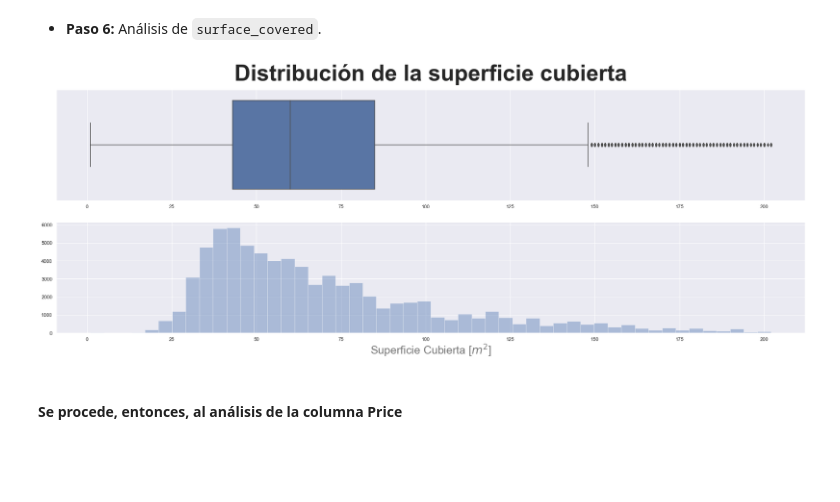
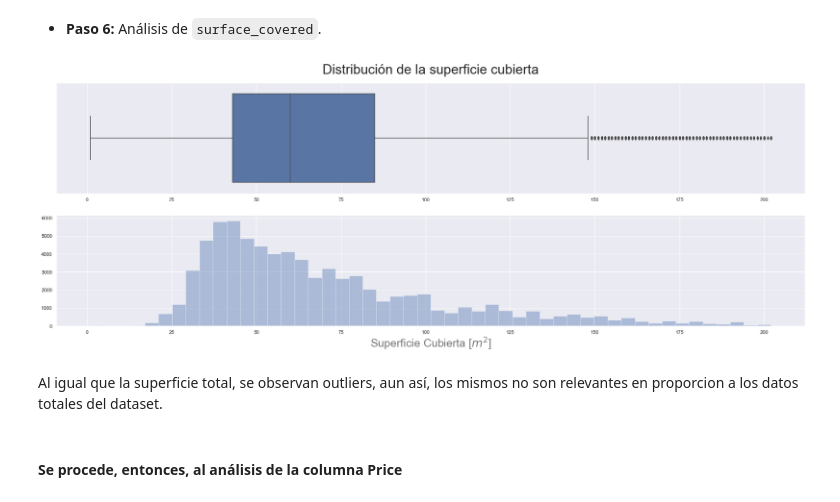
Before and after one commit to jeanpierec/ljpiere_projects, a Jupyter notebook: Proyecto1_Properati/DS_Proyecto_01.ipynb, the cells around one changed output. Saved outputs shown, nothing was run; the diff lists cells and outputs as text; code cells hidden in the pictures; blank space fills up the shorter version.

```diff
--- a/Proyecto1_Properati/DS_Proyecto_01.ipynb
+++ b/Proyecto1_Properati/DS_Proyecto_01.ipynb
@@ -638,22 +657,24 @@ data_properati.quantile([.1, .25, .5, .75], axis = 0)
 # %%
 import warnings
 warnings.simplefilter(action="ignore", category=FutureWarning)
 
 plt.figure(figsize = (30,10))
 
 plt.subplot(2,1,1)
 sns.boxplot(data_properati['surface_covered'])
 plt.xlabel("")
-plt.title('Distribución de la superficie cubierta', weight=600, size = 50, pad = 20)
+plt.title('Distribución de la superficie cubierta', weight=50, size = 30, pad = 20)
 
 plt.subplot(2,1,2)
 sns.distplot(data_properati['surface_covered'], kde = False)
 plt.xlabel('Superficie Cubierta [$m^{2}$]', size = 25, color='#777')
 
 plt.show()
 plt.show()
 # %% [output]
-[figure, old version]
+[figure, new version]
+# %% [markdown]
+Al igual que la superficie total, se observan outliers, aun así, los mismos no son relevantes en proporcion a los datos totales del dataset.
 # %% [markdown]
 #### Se procede, entonces, al análisis de la columna Price
 # %%
```
Also changed, not shown: parts of 192 cells of this notebook.
